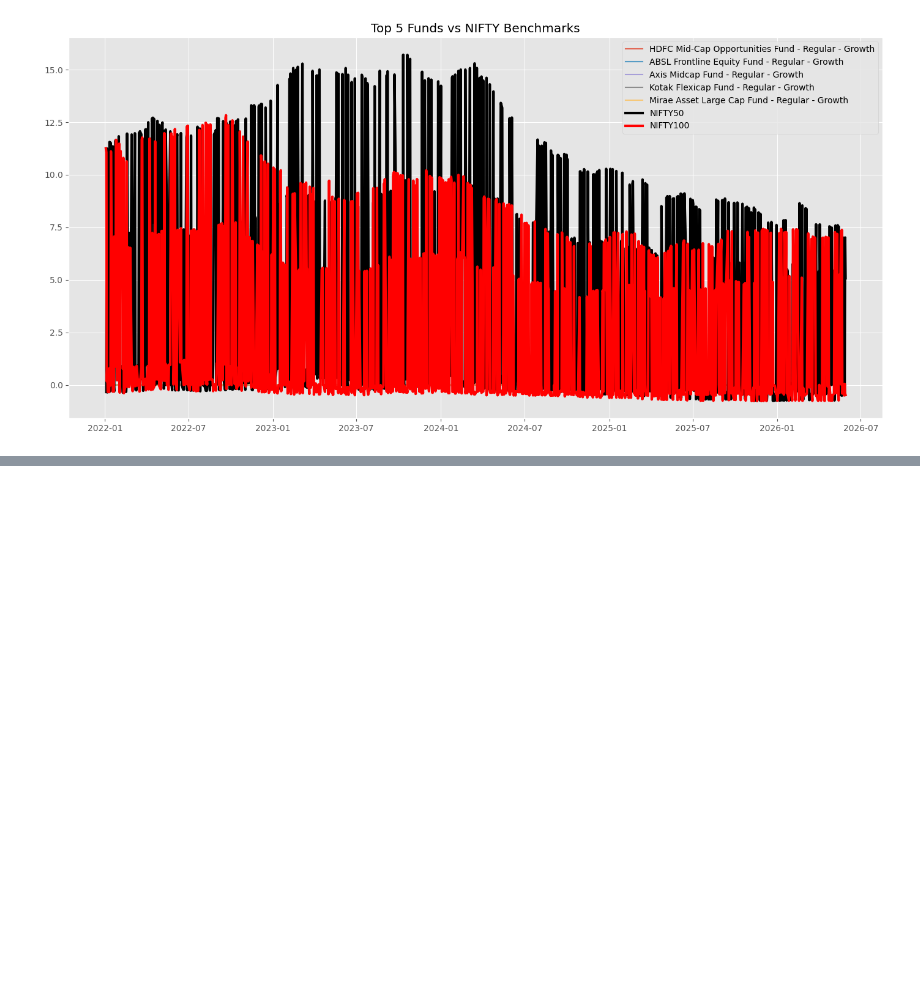
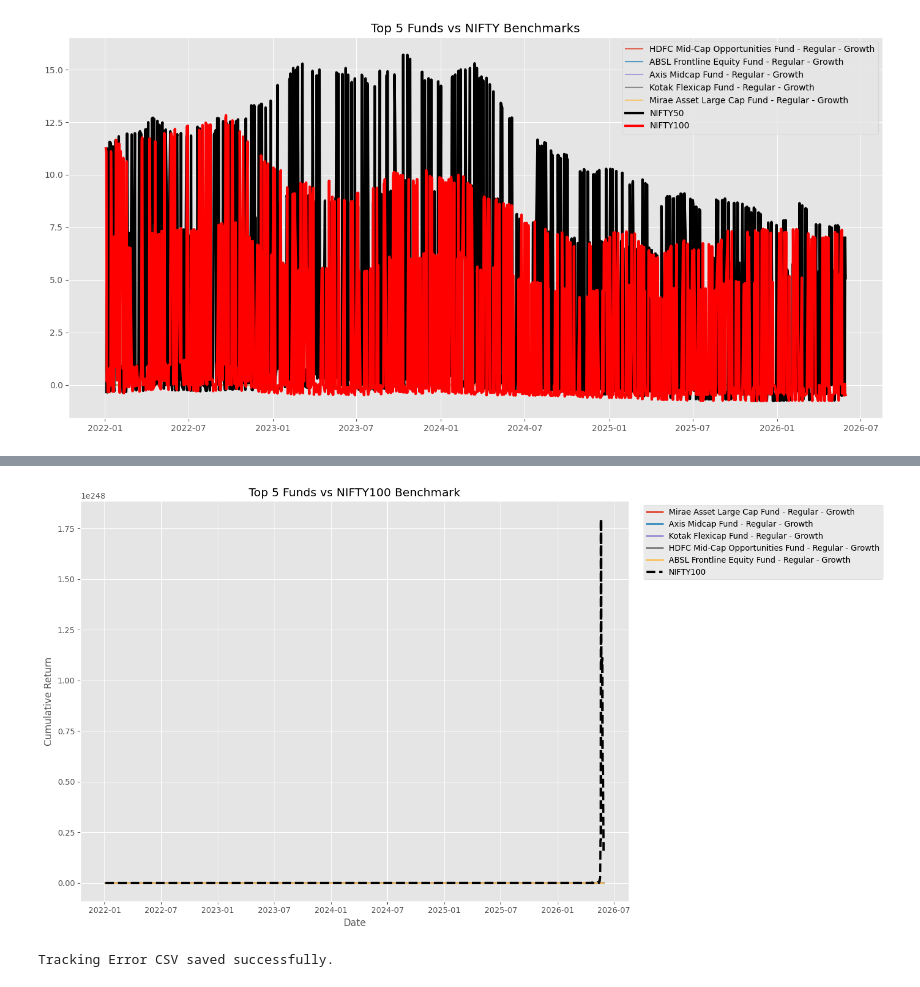
Before and after one commit to santanumaity3155-spec/Project-1, a Jupyter notebook: notebooks/Performance_Analytics.ipynb, the cells around one changed output, grey strips where cells are left out. Drawn from its saved outputs; the diff is of its cells as text; code cells hidden in the pictures; blank space fills up the shorter version.

Commit message:
Completed Fund Performance Analytics and Benchmark Comparison

```diff
--- a/notebooks/Performance_Analytics.ipynb
+++ b/notebooks/Performance_Analytics.ipynb
@@ -940,0 +988,6 @@ plt.show()
+# %%
+top5_nav = nav[
+    nav["amfi_code"].isin(top5["amfi_code"])
+].copy()
+
+top5_nav.head()
@@ -940,0 +1050,73 @@ plt.show()
+# %%
+merged = merged.sort_values(["amfi_code", "date"])
+
+merged["Fund Cumulative"] = (
+    1 + merged["daily_return"]
+).groupby(
+    merged["amfi_code"]
+).cumprod()
+
+benchmark100 = benchmark100.sort_values("date")
+
+benchmark100["Benchmark Cumulative"] = (
+    1 + benchmark100["benchmark_return"]
+).cumprod()
+# %%
+plt.figure(figsize=(15,8))
+
+# Plot Top 5 Funds
+for code in top5["amfi_code"]:
+
+    data = merged[merged["amfi_code"] == code]
+
+    name = top5.loc[
+        top5["amfi_code"] == code,
+        "scheme_name"
+    ].values[0]
+
+    plt.plot(
+        data["date"],
+        data["Fund Cumulative"],
+        linewidth=2,
+        label=name
+    )
+
+# Plot Benchmark
+plt.plot(
+    benchmark100["date"],
+    benchmark100["Benchmark Cumulative"],
+    color="black",
+    linewidth=3,
+    linestyle="--",
+    label="NIFTY100"
+)
+
+plt.title("Top 5 Funds vs NIFTY100 Benchmark")
+plt.xlabel("Date")
+plt.ylabel("Cumulative Return")
+plt.legend(bbox_to_anchor=(1.02,1), loc="upper left")
+plt.grid(True)
+
+plt.tight_layout()
+
+# Save BEFORE show
+plt.savefig(
+    "../reports/benchmark_comparison.png",
+    dpi=300,
+    bbox_inches="tight"
+)
+
+plt.show()
+
+plt.close()
+# %% [output]
+[figure, added]
+# %%
+tracking_error.to_csv(
+    "../reports/tracking_error.csv",
+    index=False
+)
+
+print("Tracking Error CSV saved successfully.")
+# %% [output]
+Tracking Error CSV saved successfully.
```
Also changed, not shown: parts of 15 cells of this notebook, 3 other files.
